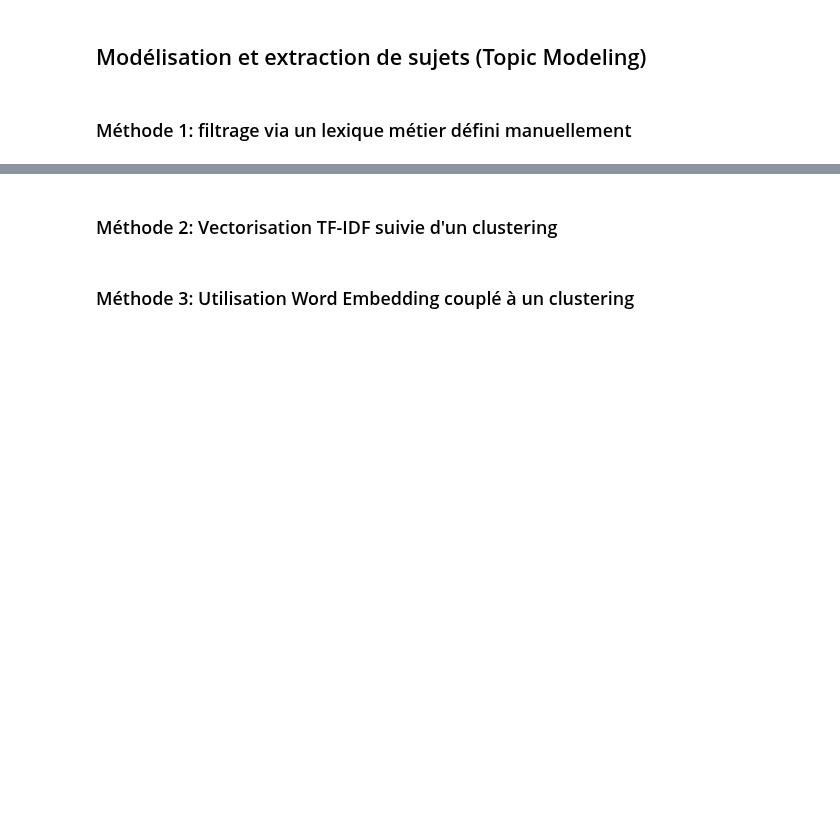
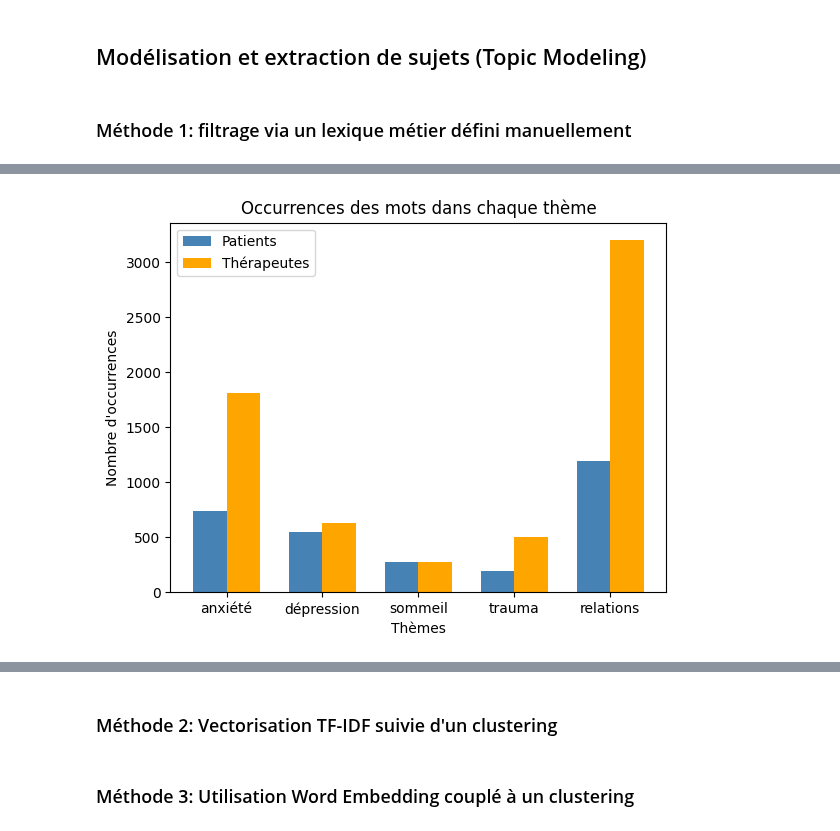
Before and after one commit to cypnet/Analyse-de-conversations-sur-la-sant-mentale-, a Jupyter notebook: LOGAN/ETAPE1-Exploration_jeu_de_donnees.ipynb, the cells around one changed output, grey strips where cells are left out. Drawn from its saved outputs; the diff is of its cells as text; code cells hidden in the pictures; blank space fills up the shorter version.

```diff
--- a/LOGAN/ETAPE1-Exploration_jeu_de_donnees.ipynb
+++ b/LOGAN/ETAPE1-Exploration_jeu_de_donnees.ipynb
@@ -891,2 +894,10 @@ Cela nous permettra par la suite de définir des patternes et des thèmes qui no
 # %%
 # TODO
+# Initialisation du dictionnaire de lexique
+lexique = {
+    "anxiété":    ["anxiety", "anxious", "worry", "nervous", "panic", "fear", "stress"],
+    "dépression": ["depression", "depressed", "sad", "hopeless", "empty", "worthless"],
+    "sommeil":    ["sleep", "insomnia", "nightmare", "tired", "fatigue", "wake"],
+    "trauma":     ["trauma", "abuse", "ptsd", "flashback", "violent", "assault"],
+    "relations":  ["relationship", "family", "friend", "lonely", "isolate", "divorce"],
+}
@@ -892,0 +906,21 @@ Cela nous permettra par la suite de définir des patternes et des thèmes qui no
+# %%
+# Fonction qui compte le nombre d'occurrences de mots liés à chaque thème dans les réponses des patients
+def count_lexique_occurrences(tokens, lexique):
+    counts = {theme: 0 for theme in lexique}
+    for token in tokens:
+        for theme, mots in lexique.items():
+            if token in mots:
+                counts[theme] += 1
+    return counts
+# %%
+# On l'applique sur chaque lignes de contexte_clean et response_clean
+df['theme_score_context'] = df['Context_clean'].apply(lambda tokens: count_lexique_occurrences(tokens, lexique))
+df['theme_score_response'] = df['Response_clean'].apply(lambda tokens: count_lexique_occurrences(tokens, lexique))
+
+# On affiche les mots qui reviennent le plus souvent pour chaque thème
+for theme, mots in lexique.items():
+    context_tokens_theme = [token for tokens in df['Context_clean'] for token in tokens if token in mots]
+    response_tokens_theme = [token for tokens in df['Response_clean'] for token in tokens if token in mots]
+    print(f"\nThème: {theme}")
+    print(f"Top 3 mots les plus fréquents pour les patients: {Counter(context_tokens_theme).most_common(3)}")
+    print(f"Top 3 mots les plus fréquents pour les thérapeutes: {Counter(response_tokens_theme).most_common(3)}")
@@ -892,0 +947,18 @@ Cela nous permettra par la suite de définir des patternes et des thèmes qui no
+# %%
+# On affiche en bar les scores pour patients et thérapeutes
+plt.figsize=(12, 6)
+themes = list(lexique.keys())
+context_scores = {theme: df['theme_score_context'].apply(lambda x: x[theme]).sum() for theme in themes}
+response_scores = {theme: df['theme_score_response'].apply(lambda x: x[theme]).sum() for theme in themes}
+x = np.arange(len(themes))
+width = 0.35
+plt.bar(x - width/2, context_scores.values(), width, label='Patients', color='steelblue')
+plt.bar(x + width/2, response_scores.values(), width, label='Thérapeutes', color='orange')
+plt.xticks(x, themes)
+plt.xlabel('Thèmes')
+plt.ylabel('Nombre d\'occurrences')
+plt.title('Occurrences des mots dans chaque thème')
+plt.legend()
+plt.show()
+# %% [output]
+[figure, added]
```
Also changed, not shown: parts of 4 cells of this notebook.
